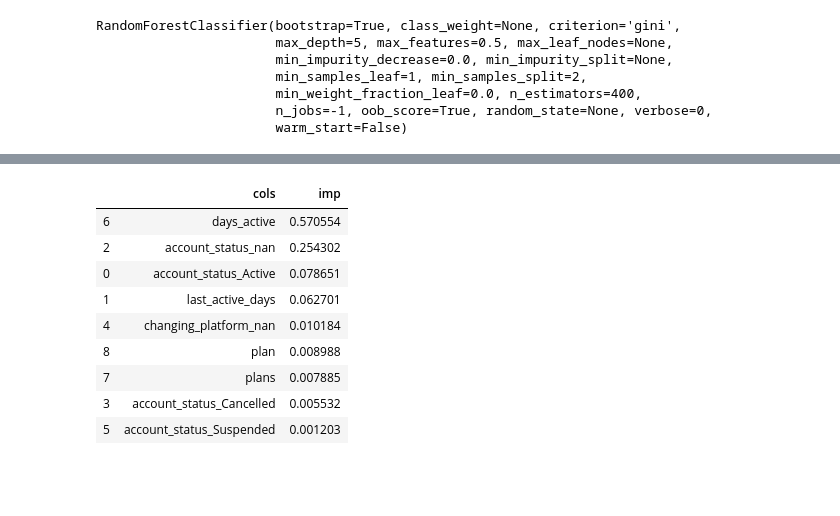
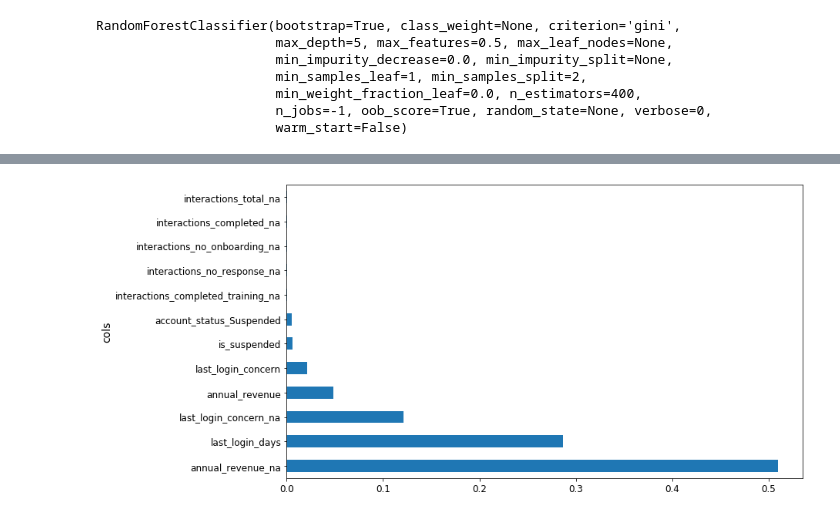
Before and after one commit to justinhennessy/100-days-of-code, a Jupyter notebook: project/project.ipynb, the cells around one changed output, grey strips where cells are left out. Saved outputs shown, nothing was run; the diff lists cells and outputs as text; code cells hidden in the pictures; blank space fills up the shorter version.

```diff
--- a/project/project.ipynb
+++ b/project/project.ipynb
@@ -162,5 +323,8 @@ See the caveats in the documentation: http://pandas.pydata.org/pandas-docs/stabl
+# %%
+df_keep = df_trn[to_keep].copy()
+X_train, X_valid = split_vals(df_keep, n_trn)
 # %%
 m = RandomForestClassifier(n_estimators=40, min_samples_leaf=3, max_features=0.5, n_jobs=-1, oob_score=True)
-m.fit(x, y);
+m.fit(X_train, y_train);
 m.oob_score_
 # %% [output]
@@ -180,13 +332,5 @@ m.oob_score_
 # %%
-fi = rf_feat_importance(m, x); fi[:10]
+fi = rf_feat_importance(m, df_keep)
+plot_fi(fi);
 # %% [output]
-|  | cols | imp |
-| 6 | days_active | 0.570554 |
-| 2 | account_status_nan | 0.254302 |
-| 0 | account_status_Active | 0.078651 |
-| 1 | last_active_days | 0.062701 |
-| 4 | changing_platform_nan | 0.010184 |
-| 8 | plan | 0.008988 |
-| 7 | plans | 0.007885 |
-| 3 | account_status_Cancelled | 0.005532 |
-| 5 | account_status_Suspended | 0.001203 |
+[figure, added]
```
Also changed, not shown: parts of 41 cells of this notebook, 1 other file.
